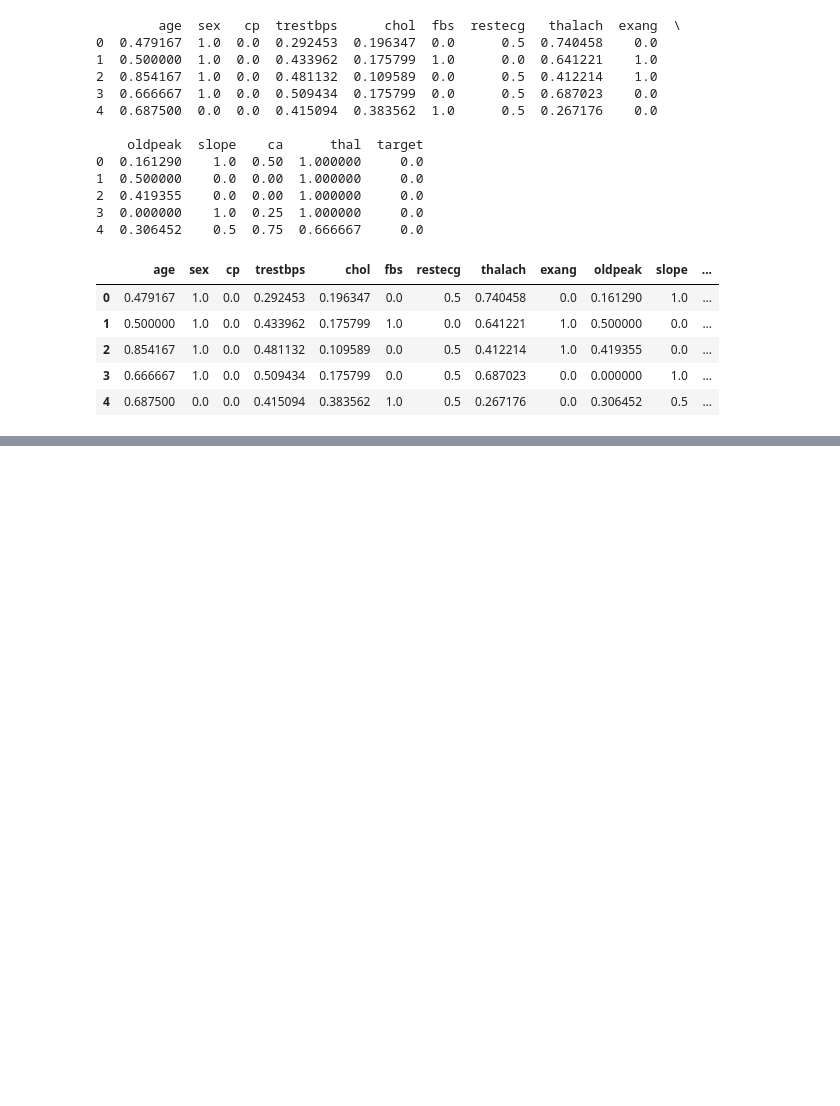
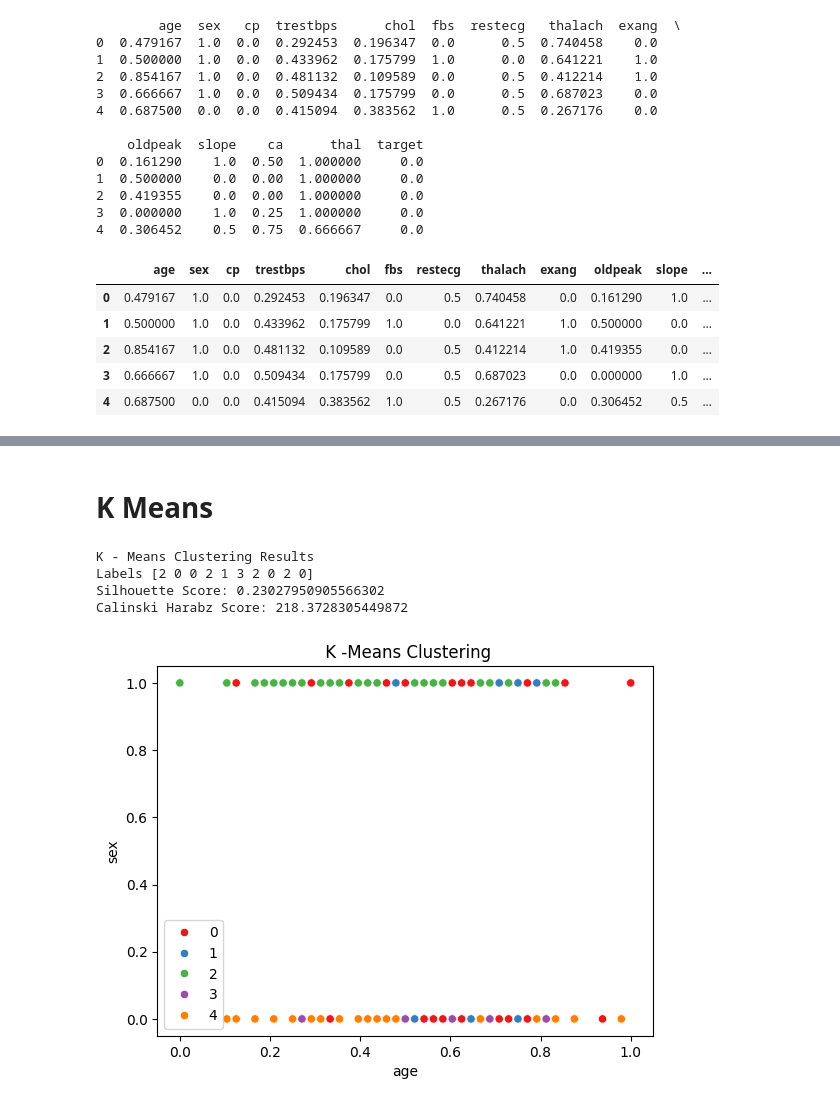
Before and after one commit to rrrasulbekruzmetov/1-oy-Vazifalar, a Jupyter notebook: Notebooks/hierarchical_clustering.ipynb, the cells around one changed output, grey strips where cells are left out. Cells and saved outputs as stored; diff of their text form; code cells hidden in the pictures; blank space fills up the shorter version.

```diff
--- a/Notebooks/hierarchical_clustering.ipynb
+++ b/Notebooks/hierarchical_clustering.ipynb
@@ -204,0 +247,30 @@ df.head()
+# %% [markdown]
+# K Means
+# %%
+from sklearn.cluster import KMeans
+from sklearn.metrics import silhouette_score, calinski_harabasz_score
+import matplotlib.pyplot as plt
+import seaborn as sns
+
+features = df.drop(["target"], axis=1)
+
+kmeans = KMeans(n_clusters=5, random_state=42)
+kmeans_labels = kmeans.fit_predict(features)
+
+sil_score = silhouette_score(features, kmeans_labels)
+ch_score = calinski_harabasz_score(features, kmeans_labels)
+
+print("K - Means Clustering Results")
+print("Labels", kmeans_labels[:10])
+print("Silhouette Score:", sil_score)
+print("Calinski Harabz Score:", ch_score)
+
+sns.scatterplot(x = features.iloc[:,0], y=features.iloc[:,1], hue=kmeans_labels, palette="Set1")
+plt.title(" K -Means Clustering")
+plt.show()
+# %% [output]
+K - Means Clustering Results
+Labels [2 0 0 2 1 3 2 0 2 0]
+Silhouette Score: 0.23027950905566302
+Calinski Harabz Score: 218.3728305449872
+[figure, added]
```
Also changed, not shown: parts of 10 cells of this notebook.
